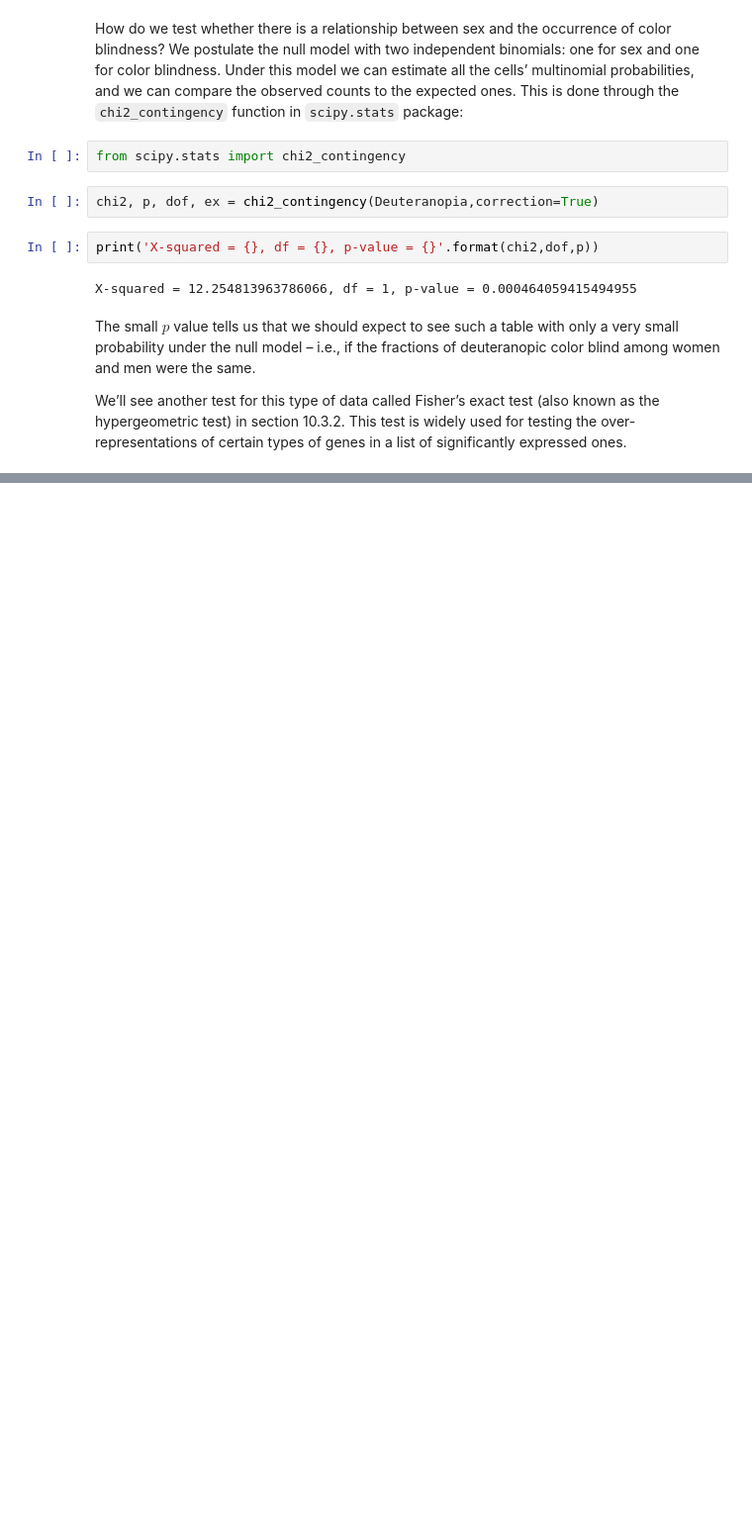
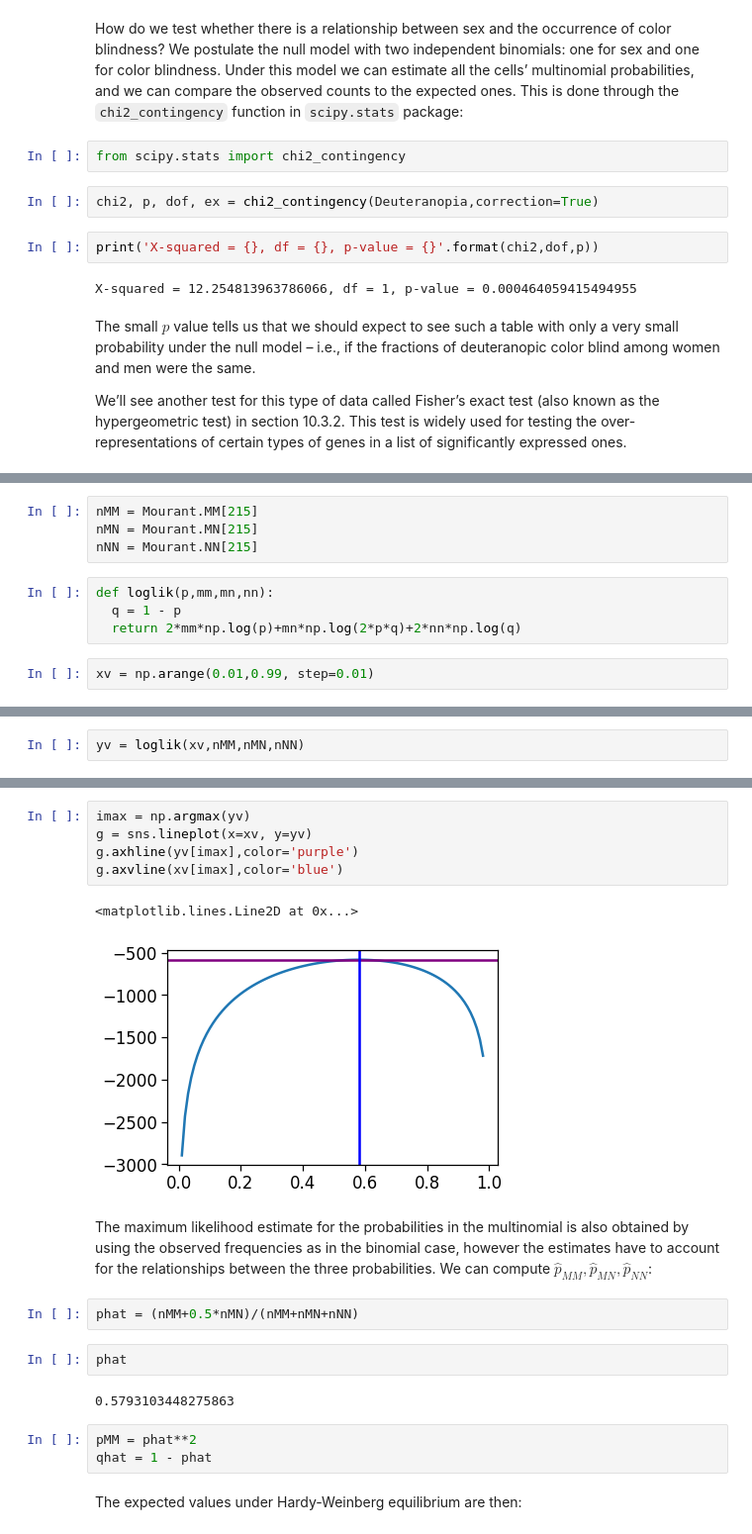
Before and after one commit to nekrut/msmb_python, a Jupyter notebook: chapter2.ipynb, the cells around one changed output, grey strips where cells are left out. Shown: that part at 99% size. Saved outputs shown, nothing was run; the diff lists cells and outputs as text; blank space fills up the shorter version.

```diff
--- a/chapter2.ipynb
+++ b/chapter2.ipynb
@@ -634,0 +643,10 @@ We’ll see another test for this type of data called Fisher’s exact test (als
+# %%
+nMM = Mourant.MM[215]
+nMN = Mourant.MN[215]
+nNN = Mourant.NN[215]
+# %%
+def loglik(p,mm,mn,nn):
+  q = 1 - p
+  return 2*mm*np.log(p)+mn*np.log(2*p*q)+2*nn*np.log(q)
+# %%
+xv = np.arange(0.01,0.99, step=0.01)
@@ -634,0 +665,2 @@ We’ll see another test for this type of data called Fisher’s exact test (als
+# %%
+yv = loglik(xv,nMM,nMN,nNN)
@@ -634,0 +687,22 @@ We’ll see another test for this type of data called Fisher’s exact test (als
+# %%
+imax = np.argmax(yv)
+g = sns.lineplot(x=xv, y=yv)
+g.axhline(yv[imax],color='purple')
+g.axvline(xv[imax],color='blue')
+# %% [output]
+<matplotlib.lines.Line2D at 0x...>
+[figure, added]
+# %% [markdown]
+The maximum likelihood estimate for the probabilities in the multinomial is also obtained by using the observed frequencies as in the binomial case, however the estimates have to account for the relationships between the three probabilities. We can compute
+$\hat{p}_{MM}, \hat{p}_{MN}, \hat{p}_{NN}$:
+# %%
+phat = (nMM+0.5*nMN)/(nMM+nMN+nNN)
+# %%
+phat
+# %% [output]
+0.5793103448275863
+# %%
+pMM = phat**2
+qhat = 1 - phat
+# %% [markdown]
+The expected values under Hardy-Weinberg equilibrium are then:
```
Also changed, not shown: parts of 19 cells of this notebook.
